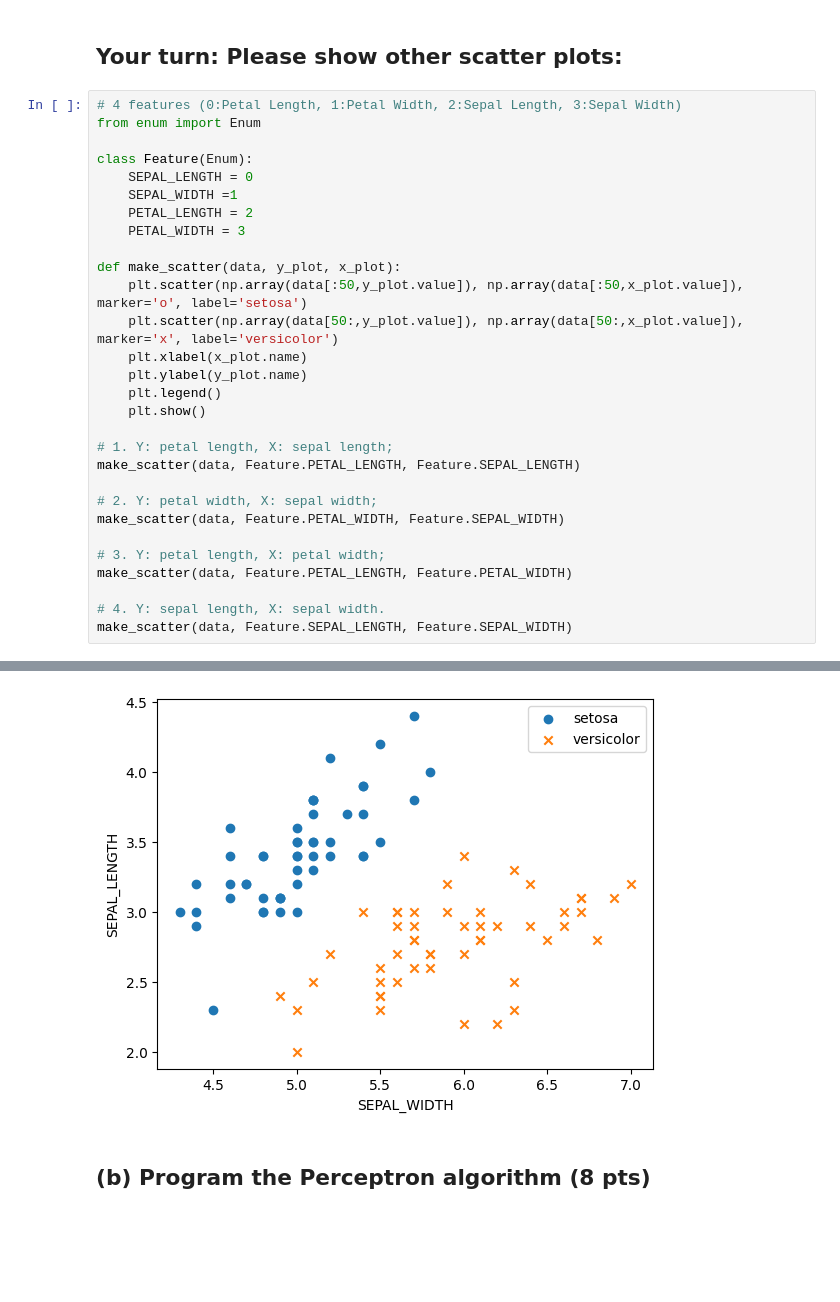
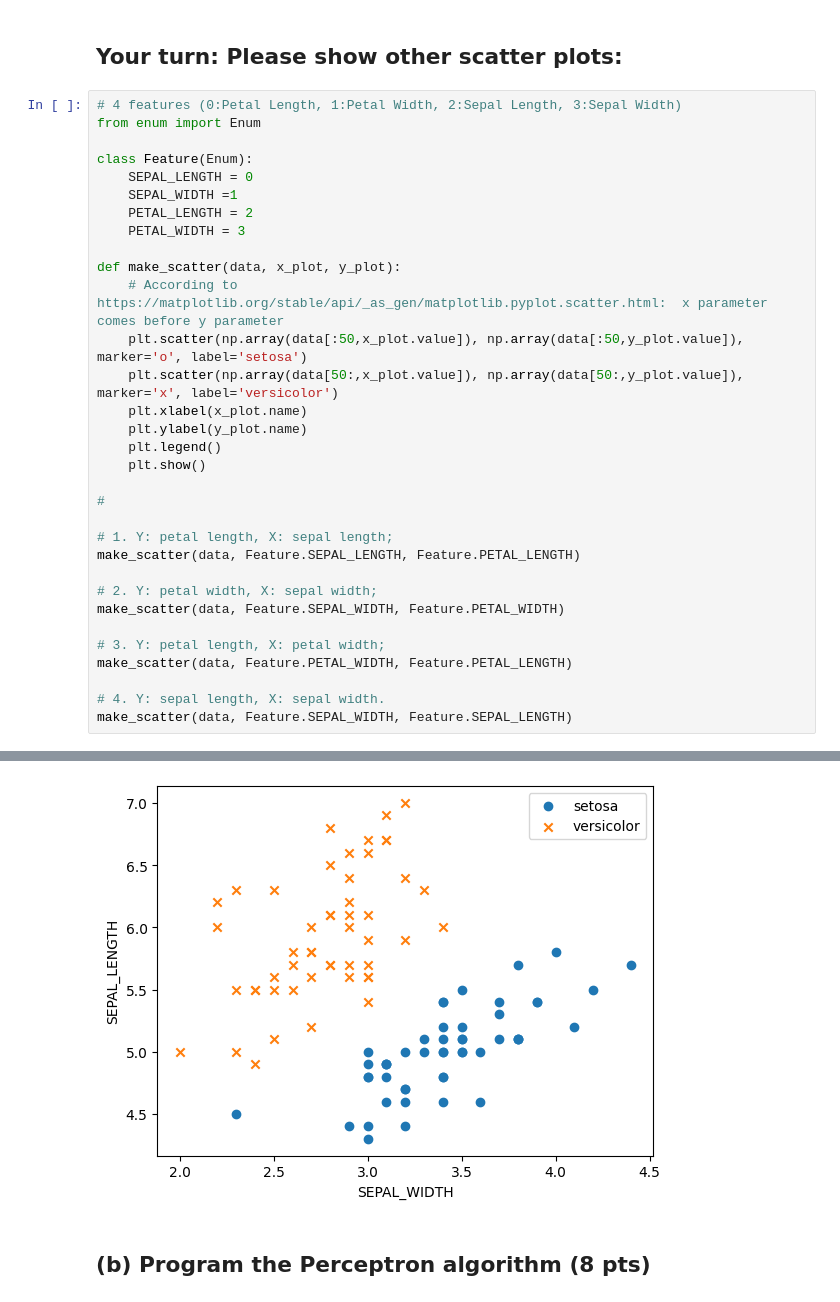
Before and after one commit to jag2k2/ut-stat-ml, a Jupyter notebook: HW1/Homework1Programming.ipynb, the cells around one changed output, grey strips where cells are left out. Cells and saved outputs as stored; diff of their text form; blank space fills up the shorter version.

```diff
--- a/HW1/Homework1Programming.ipynb
+++ b/HW1/Homework1Programming.ipynb
@@ -81,23 +83,26 @@ class Feature(Enum):
     PETAL_LENGTH = 2
     PETAL_WIDTH = 3
 
-def make_scatter(data, y_plot, x_plot):
-    plt.scatter(np.array(data[:50,y_plot.value]), np.array(data[:50,x_plot.value]), marker='o', label='setosa')
-    plt.scatter(np.array(data[50:,y_plot.value]), np.array(data[50:,x_plot.value]), marker='x', label='versicolor')
+def make_scatter(data, x_plot, y_plot):
+    # According to https://matplotlib.org/stable/api/_as_gen/matplotlib.pyplot.scatter.html:  x parameter comes before y parameter
+    plt.scatter(np.array(data[:50,x_plot.value]), np.array(data[:50,y_plot.value]), marker='o', label='setosa')
+    plt.scatter(np.array(data[50:,x_plot.value]), np.array(data[50:,y_plot.value]), marker='x', label='versicolor')
     plt.xlabel(x_plot.name)
     plt.ylabel(y_plot.name)
     plt.legend()
     plt.show()
 
+#
+
 # 1. Y: petal length, X: sepal length;
-make_scatter(data, Feature.PETAL_LENGTH, Feature.SEPAL_LENGTH)
+make_scatter(data, Feature.SEPAL_LENGTH, Feature.PETAL_LENGTH)
 
 # 2. Y: petal width, X: sepal width;
-make_scatter(data, Feature.PETAL_WIDTH, Feature.SEPAL_WIDTH)
+make_scatter(data, Feature.SEPAL_WIDTH, Feature.PETAL_WIDTH)
 
 # 3. Y: petal length, X: petal width;
-make_scatter(data, Feature.PETAL_LENGTH, Feature.PETAL_WIDTH)
+make_scatter(data, Feature.PETAL_WIDTH, Feature.PETAL_LENGTH)
 
 # 4. Y: sepal length, X: sepal width.
-make_scatter(data, Feature.SEPAL_LENGTH, Feature.SEPAL_WIDTH)
+make_scatter(data, Feature.SEPAL_WIDTH, Feature.SEPAL_LENGTH)
 # %% [output]
@@ -107,4 +112,4 @@ make_scatter(data, Feature.SEPAL_LENGTH, Feature.SEPAL_WIDTH)
-[figure, old version]
+[figure, new version]
 # %% [markdown]
 ## (b) Program the Perceptron algorithm (8 pts)
 # %%
```
Also changed, not shown: parts of 10 cells of this notebook.
